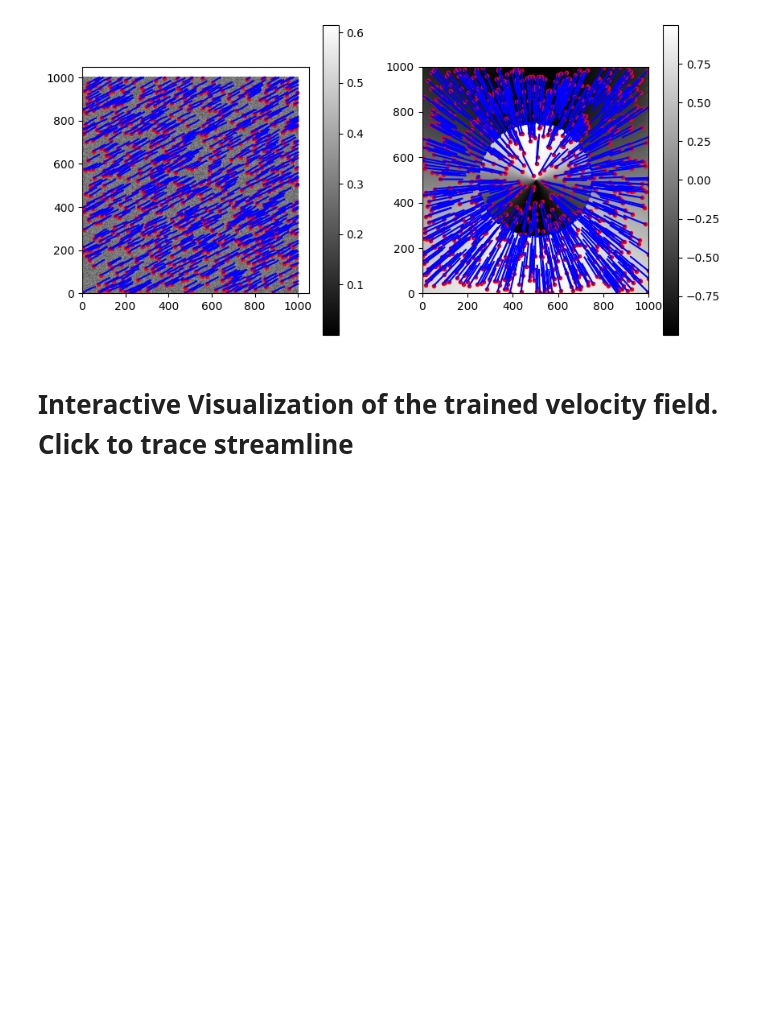
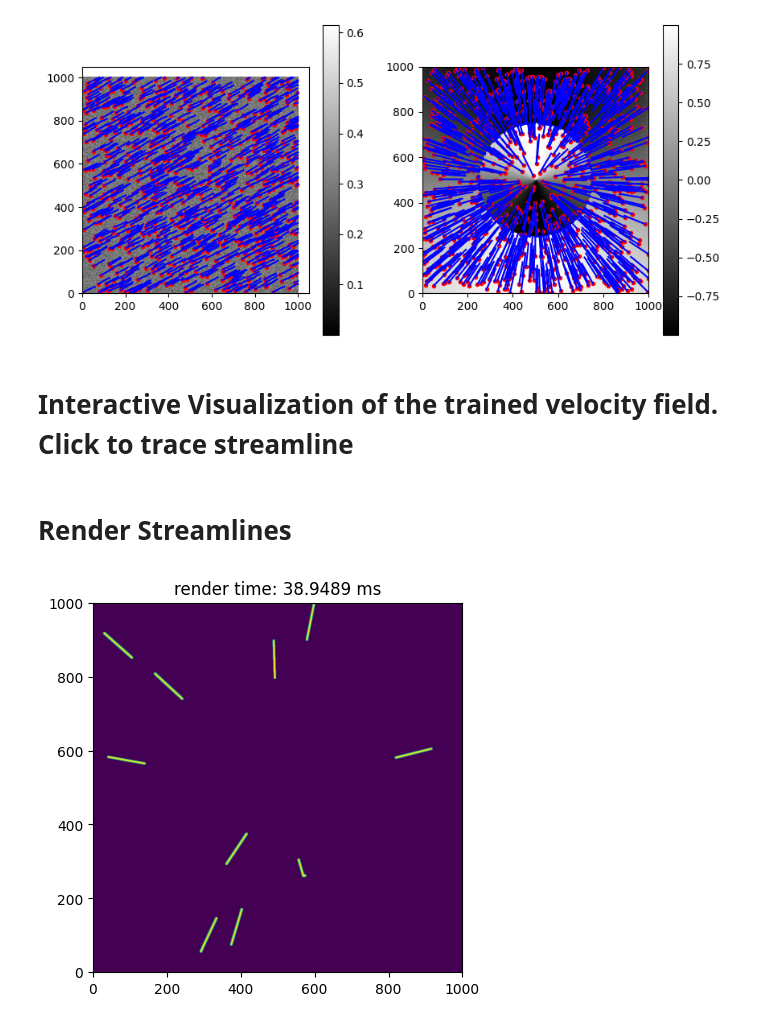
Before and after one commit to Davidxdydz/diffstreamlines, a Jupyter notebook: test.ipynb, the cells around one changed output. Drawn from its saved outputs; the diff is of its cells as text; code cells hidden in the pictures; blank space fills up the shorter version.

Commit message:
Add differentiable streamline rendering

```diff
--- a/test.ipynb
+++ b/test.ipynb
@@ -85,11 +85,11 @@ plt.subplot(1, 2, 2)
 draw(vels(directions, magnitudes), initial_points, dt, steps)
 # %% [output]
 [figure]
+# %% [markdown]
+# Interactive Visualization of the trained velocity field. Click to trace streamline
 # %%
 # use some kind of interactive backend
 %matplotlib qt
-# %% [markdown]
-# Interactive Visualization of the trained velocity field. Click to trace streamline
 # %%
 v = vels(directions, magnitudes).detach().cpu().numpy() * 0.1
 vx = v[:, :, 0]
@@ -147,3 +147,39 @@ def onclick(event):
 
 cid = plt.gcf().canvas.mpl_connect("button_press_event", onclick)
 plt.show()
+# %% [markdown]
+# Render Streamlines
+# %%
+import time
+
+
+def render_streamlines(velocities, initial_points, dt, steps):
+    paths, path_lengths = diffstreamlines.streamlines(
+        velocities, initial_points, dt, steps
+    )
+    return diffstreamlines.render_streamlines(paths, path_lengths, w, h, 3)
+
+
+def plot_rendered_streamlines(velocities, initial_points, dt, steps):
+    with torch.no_grad():
+        image = render_streamlines(velocities, initial_points, dt, steps)
+        image_np = image.detach().cpu().numpy()
+    plt.imshow(image_np, extent=[0, w, 0, h], origin="lower")
+
+
+with torch.no_grad():
+    v = vels(directions, magnitudes)
+    n = 10
+    initial_points = torch.rand((n, 2), dtype=torch.float32, device="cuda")
+    initial_points[:, 0] *= w
+    initial_points[:, 1] *= h
+    paths, path_lengths = diffstreamlines.streamlines(v, initial_points, dt, steps)
+    start = time.perf_counter()
+    image = diffstreamlines.render_streamlines(paths, path_lengths, w, h, 3)
+    image_np = image.detach().cpu().numpy()
+    end = time.perf_counter()
+plt.imshow(image_np, extent=[0, w, 0, h], origin="lower")
+plt.title(f"render time: {(end - start)*1000:.4f} ms")
+plt.show()
+# %% [output]
+[figure, added]
```
Also changed, not shown: parts of 5 cells of this notebook, 3 other files.
